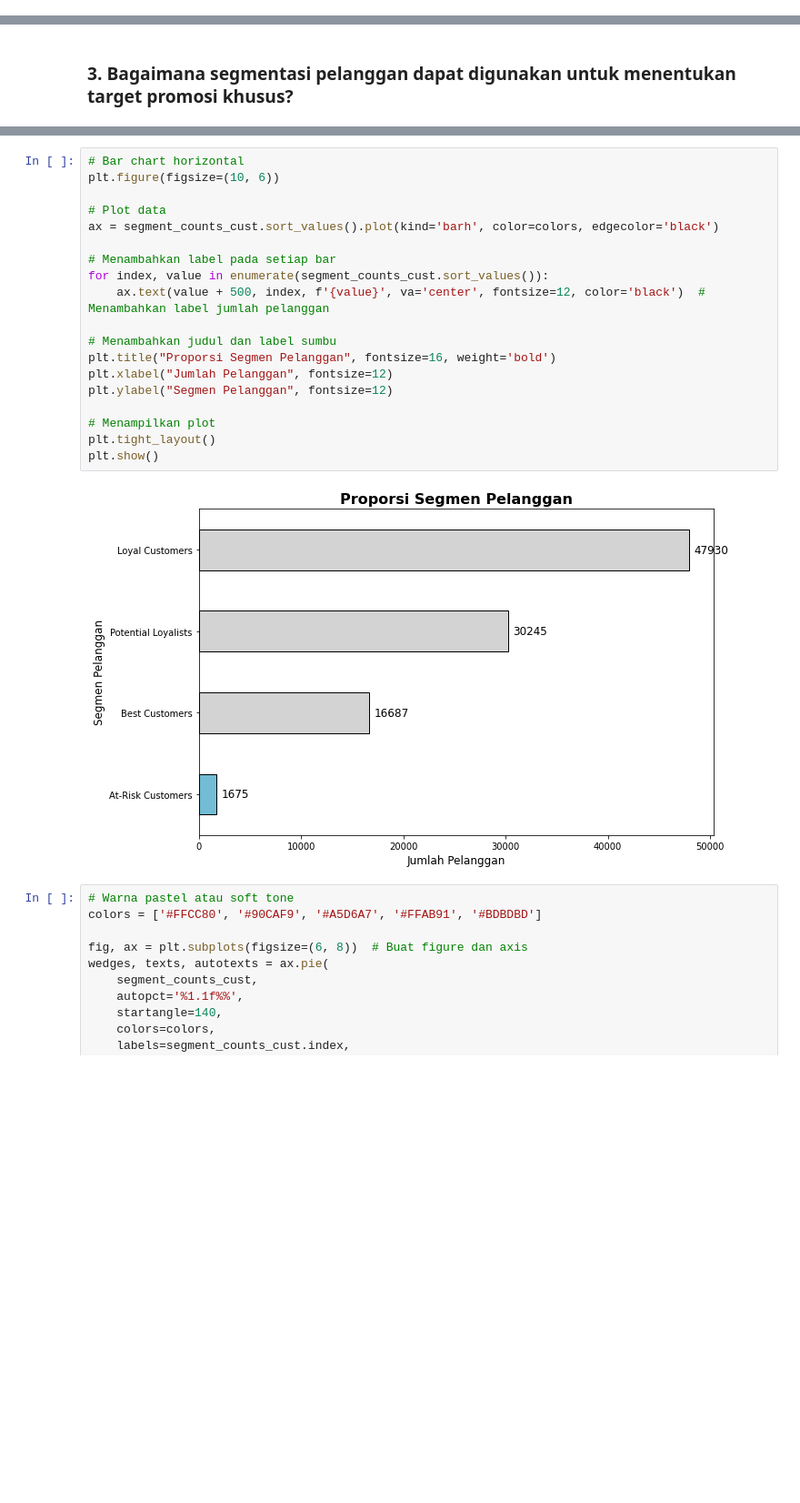
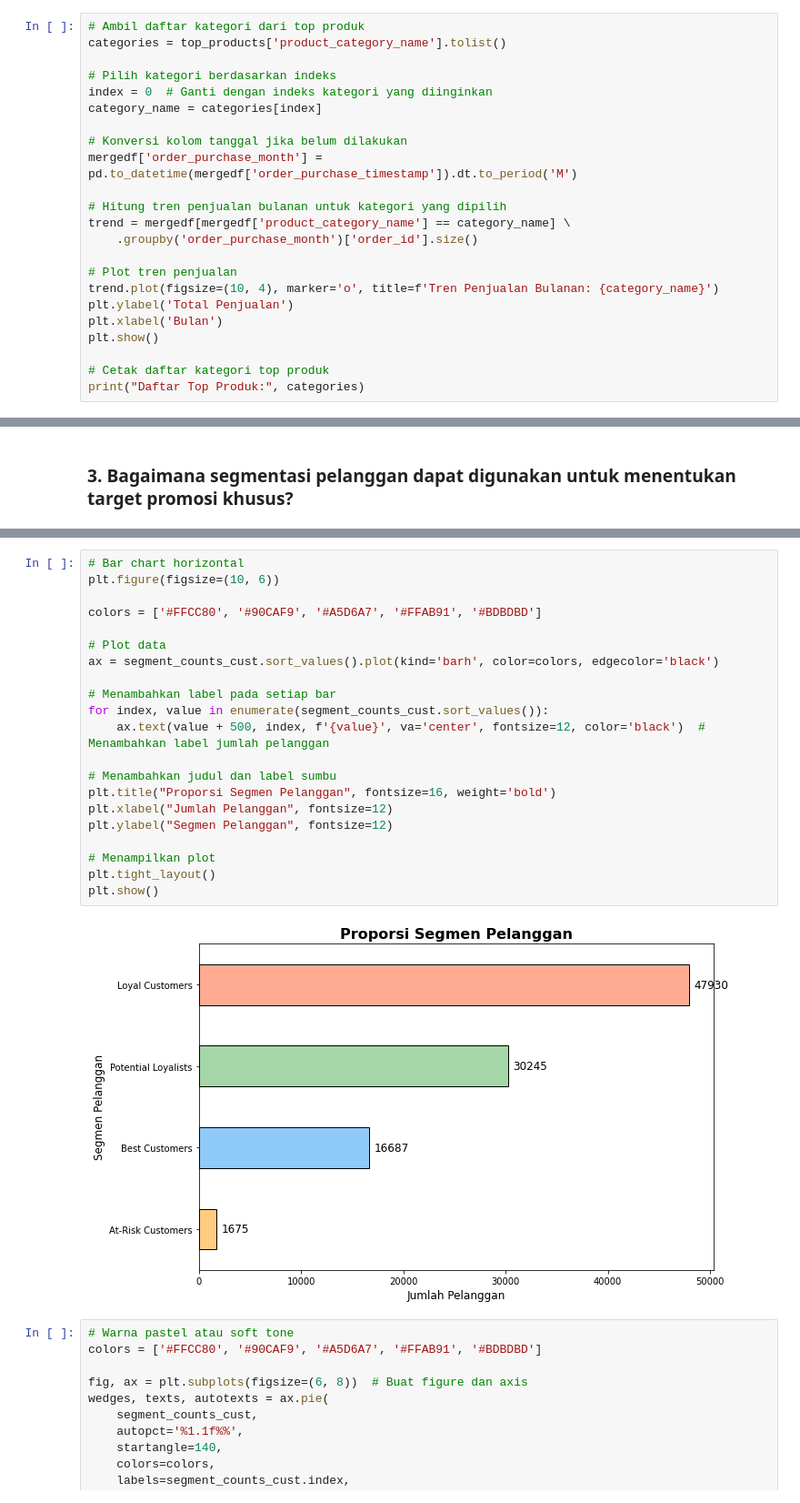
Before and after one commit to AgivChaedar/AnalisisEcommerce, a Jupyter notebook: Proyek_Analisis_Data.ipynb, the cells around one changed output, grey strips where cells are left out. Shown: that part at 91% size. Drawn from its saved outputs; the diff is of its cells as text; blank space fills up the shorter version.

```diff
--- a/Proyek_Analisis_Data.ipynb
+++ b/Proyek_Analisis_Data.ipynb
@@ -1389,0 +1466,23 @@ mergedf.describe(include='all', datetime_is_numeric=True)
+# %%
+# Ambil daftar kategori dari top produk
+categories = top_products['product_category_name'].tolist()
+
+# Pilih kategori berdasarkan indeks
+index = 0  # Ganti dengan indeks kategori yang diinginkan
+category_name = categories[index]
+
+# Konversi kolom tanggal jika belum dilakukan
+mergedf['order_purchase_month'] = pd.to_datetime(mergedf['order_purchase_timestamp']).dt.to_period('M')
+
+# Hitung tren penjualan bulanan untuk kategori yang dipilih
+trend = mergedf[mergedf['product_category_name'] == category_name] \
+    .groupby('order_purchase_month')['order_id'].size()
+
+# Plot tren penjualan
+trend.plot(figsize=(10, 4), marker='o', title=f'Tren Penjualan Bulanan: {category_name}')
+plt.ylabel('Total Penjualan')
+plt.xlabel('Bulan')
+plt.show()
+
+# Cetak daftar kategori top produk
+print("Daftar Top Produk:", categories)
@@ -1649,24 +1727,26 @@ Name: customer_segment, dtype: int64
 # %%
 # Bar chart horizontal
 plt.figure(figsize=(10, 6))
+
+colors = ['#FFCC80', '#90CAF9', '#A5D6A7', '#FFAB91', '#BDBDBD']
 
 # Plot data
 ax = segment_counts_cust.sort_values().plot(kind='barh', color=colors, edgecolor='black')
 
 # Menambahkan label pada setiap bar
 for index, value in enumerate(segment_counts_cust.sort_values()):
     ax.text(value + 500, index, f'{value}', va='center', fontsize=12, color='black')  # Menambahkan label jumlah pelanggan
 
 # Menambahkan judul dan label sumbu
 plt.title("Proporsi Segmen Pelanggan", fontsize=16, weight='bold')
 plt.xlabel("Jumlah Pelanggan", fontsize=12)
 plt.ylabel("Segmen Pelanggan", fontsize=12)
 
 # Menampilkan plot
 plt.tight_layout()
 plt.show()
 # %% [output]
-[figure, old version]
+[figure, new version]
 # %%
 # Warna pastel atau soft tone
 colors = ['#FFCC80', '#90CAF9', '#A5D6A7', '#FFAB91', '#BDBDBD']
```
Also changed, not shown: parts of 33 cells of this notebook, 2 other files.
